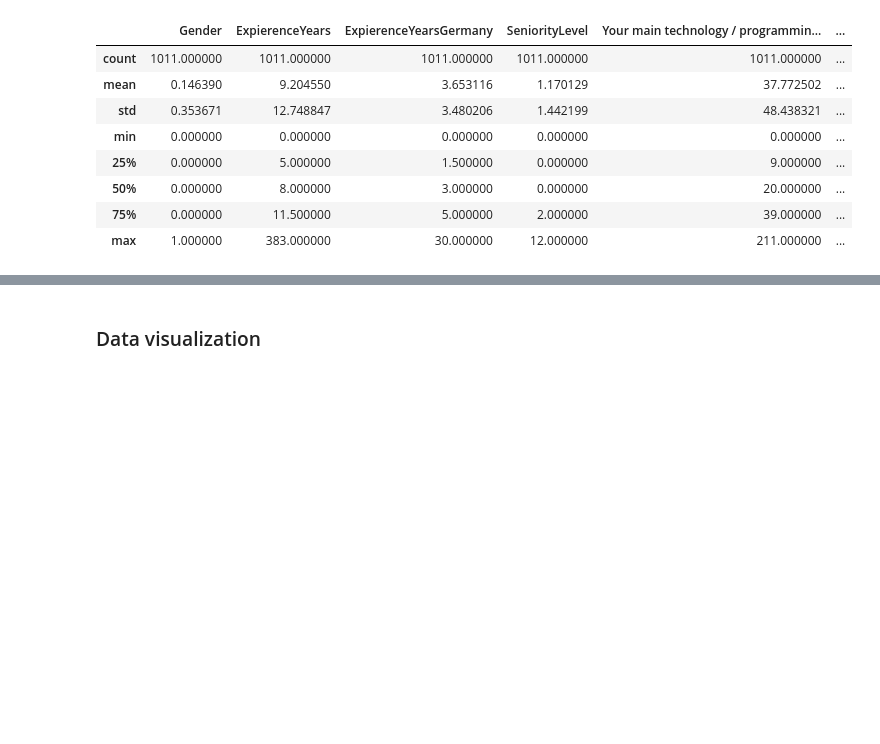
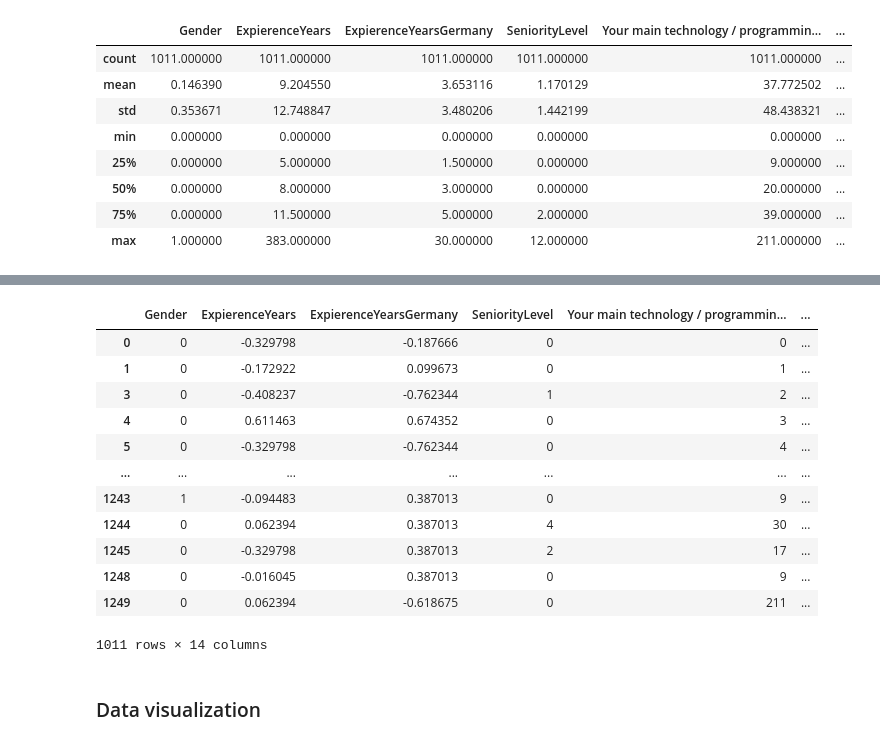
Before and after one commit to MatejMistik/upa-p2-data-analysis, a Jupyter notebook: main.ipynb, the cells around one changed output, grey strips where cells are left out. Saved outputs shown, nothing was run; the diff lists cells and outputs as text; code cells hidden in the pictures; blank space fills up the shorter version.

```diff
--- a/main.ipynb
+++ b/main.ipynb
@@ -1748,3 +1756,23 @@ None
+# %%
+# originally numerical atributes normalization (Z score)
+for column in numericalCols:
+    dfReplaced[column] = (dfReplaced[column] - dfReplaced[column].mean()) / dfReplaced[column].std()
+
+display(dfReplaced)
+# %% [output]
+|  | Gender | ExpierenceYears | ExpierenceYearsGermany | SeniorityLevel | Your main technology / programmin... | ... |
+| 0 | 0 | -0.329798 | -0.187666 | 0 | 0 | ... |
+| 1 | 0 | -0.172922 | 0.099673 | 0 | 1 | ... |
+| 3 | 0 | -0.408237 | -0.762344 | 1 | 2 | ... |
+| 4 | 0 | 0.611463 | 0.674352 | 0 | 3 | ... |
+| 5 | 0 | -0.329798 | -0.762344 | 0 | 4 | ... |
+| ... | ... | ... | ... | ... | ... | ... |
+| 1243 | 1 | -0.094483 | 0.387013 | 0 | 9 | ... |
+| 1244 | 0 | 0.062394 | 0.387013 | 4 | 30 | ... |
+| 1245 | 0 | -0.329798 | 0.387013 | 2 | 17 | ... |
+| 1248 | 0 | -0.016045 | 0.387013 | 0 | 9 | ... |
+| 1249 | 0 | 0.062394 | -0.618675 | 0 | 211 | ... |
+1011 rows × 14 columns
 # %% [markdown]
 ### Data visualization
 # %%
```
Also changed, not shown: parts of 22 cells of this notebook.
